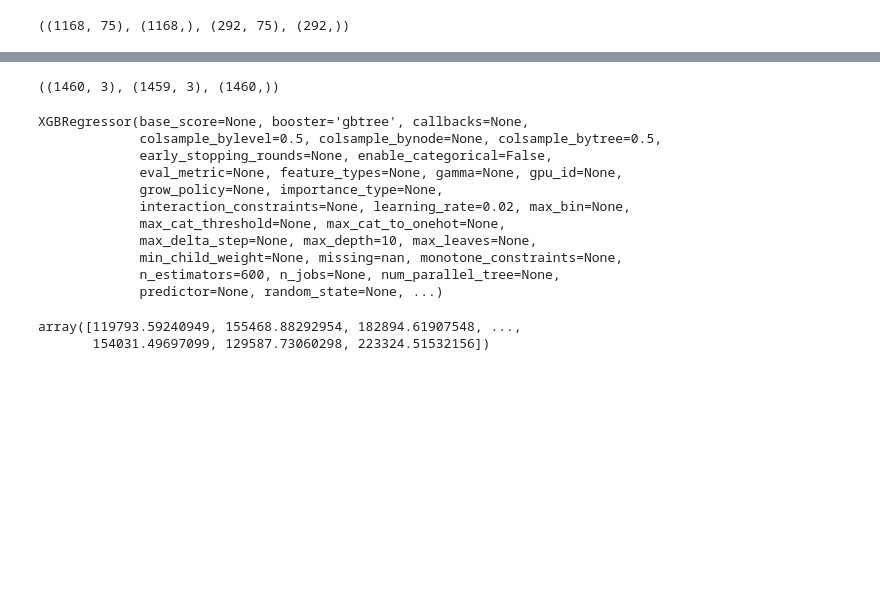
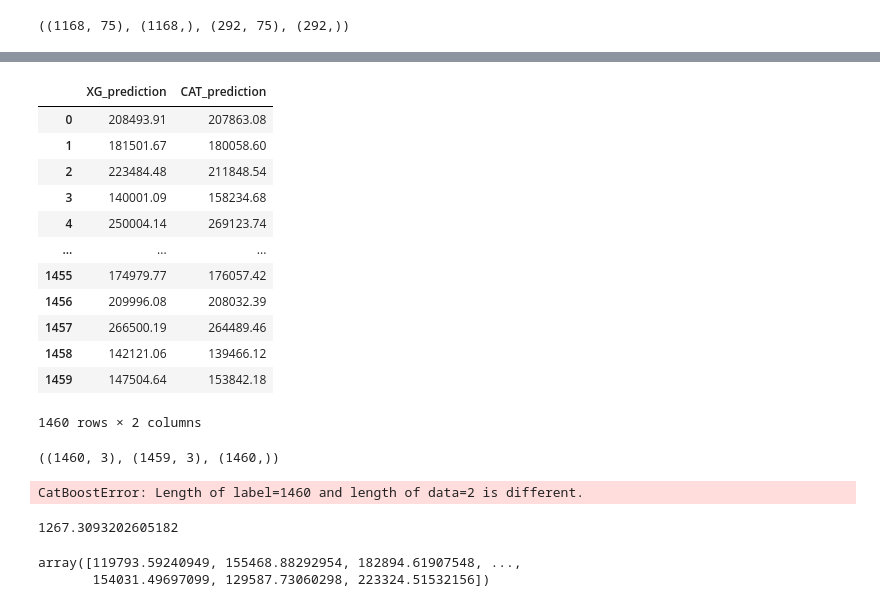
Before and after one commit to zmeydubinych/kaggle, a Jupyter notebook: House_prices_advanced_3.ipynb, the cells around one changed output, grey strips where cells are left out. Cells and saved outputs as stored; diff of their text form; code cells hidden in the pictures; blank space fills up the shorter version.

Commit message:
add stacking

```diff
--- a/House_prices_advanced_3.ipynb
+++ b/House_prices_advanced_3.ipynb
@@ -299,7 +300,8 @@ XG=XGBRegressor(
     n_estimators = 1750,
     # eval_metric = 'rmse',
     # early_stopping_rounds = 50,
-    tree_method = 'gpu_hist')
+    tree_method = 'auto'
+    )
 
 XG.fit(train2, y2,
     #    eval_set = [(x_train2, y_train2), (x_test2, y_test2)],
@@ -731,9 +733,25 @@ y_pred_mlp_test_transform=np.squeeze(scaler3.inverse_transform(y_pred_mlp_test.r
 
 # plt.show()
 # %%
-new_train = pd.DataFrame({'XG_prediction': y_pred_xg_train, 'CAT_prediction': y_pred_cat_train, 'ML_prediction': y_pred_mlp_train_transform})
-new_test = pd.DataFrame({'XG_prediction': y_pred_xg_test, 'CAT_prediction': y_pred_cat_test, 'ML_prediction': y_pred_mlp_test_transform})
+new_train = pd.DataFrame({'XG_prediction': y_pred_xg_train, 'CAT_prediction': y_pred_cat_train})
+new_test = pd.DataFrame({'XG_prediction': y_pred_xg_test, 'CAT_prediction': y_pred_cat_test})
 new_y=y.copy()
+# %%
+new_train
+# %% [output]
+|  | XG_prediction | CAT_prediction |
+| 0 | 208493.91 | 207863.08 |
+| 1 | 181501.67 | 180058.60 |
+| 2 | 223484.48 | 211848.54 |
+| 3 | 140001.09 | 158234.68 |
+| 4 | 250004.14 | 269123.74 |
+| ... | ... | ... |
+| 1455 | 174979.77 | 176057.42 |
+| 1456 | 209996.08 | 208032.39 |
+| 1457 | 266500.19 | 264489.46 |
+| 1458 | 142121.06 | 139466.12 |
+| 1459 | 147504.64 | 153842.18 |
+1460 rows × 2 columns
 # %%
 new_train.shape, new_test.shape, new_y.shape
 # %% [output]
@@ -741,34 +759,30 @@ new_train.shape, new_test.shape, new_y.shape
 # %%
 from sklearn.model_selection import train_test_split
 x_train3, x_test3, y_train3, y_test3 = train_test_split(new_train, new_y, test_size=0.2, random_state=2)
-# %%
-from xgboost import XGBRegressor
-XG=XGBRegressor(
-    booster = 'gbtree',
-    learning_rate = 0.02,
-    colsample_bylevel = 0.5,
-    colsample_bytree = 0.5,
-    max_depth = 10,
-    n_estimators = 600,
-    # eval_metric = 'rmse',
-    # early_stopping_rounds = 50,
-    tree_method = 'gpu_hist')
-
-XG.fit(new_train, new_y,
-    #    eval_set = [(x_train3, y_train3), (x_test3, y_test3)],
-       verbose = 100)
-# %% [output]
-XGBRegressor(base_score=None, booster='gbtree', callbacks=None,
-             colsample_bylevel=0.5, colsample_bynode=None, colsample_bytree=0.5,
-             early_stopping_rounds=None, enable_categorical=False,
-             eval_metric=None, feature_types=None, gamma=None, gpu_id=None,
-             grow_policy=None, importance_type=None,
-             interaction_constraints=None, learning_rate=0.02, max_bin=None,
-             max_cat_threshold=None, max_cat_to_onehot=None,
-             max_delta_step=None, max_depth=10, max_leaves=None,
-             min_child_weight=None, missing=nan, monotone_constraints=None,
-             n_estimators=600, n_jobs=None, num_parallel_tree=None,
-             predictor=None, random_state=None, ...)
+# %%
+from sklearn.ensemble import StackingRegressor
+from sklearn.linear_model import LinearRegression
+from sklearn.ensemble import RandomForestRegressor
+
+# Загрузите предсказания каждой модели в переменные mlp_pred, catboost_pred и xgboost_pred соответственно.
+
+# Создайте список базовых оценщиков.
+estimators = [('xgboost', XG), ('catboost', CAT)]
+
+# Создайте финальный оценщик.
+final_estimator = RandomForestRegressor()
+
+# Создайте экземпляр класса StackingClassifier.
+stacking_clf = StackingRegressor(estimators=estimators, final_estimator=final_estimator)
+
+# Обучите стекинг-модель на предсказаниях каждой модели.
+stacking_clf.fit([y_pred_xg_train, y_pred_cat_train], new_y)
+# %% [output]
+CatBoostError: Length of label=1460 and length of data=2 is different.
+# %%
+predictions=stacking_clf.predict(new_test)
+# %% [output]
+1267.3093202605182
 # %%
 # predictions=CAT_final.predict(new_test)
 # predictions
```
Also changed, not shown: parts of 8 cells of this notebook.
